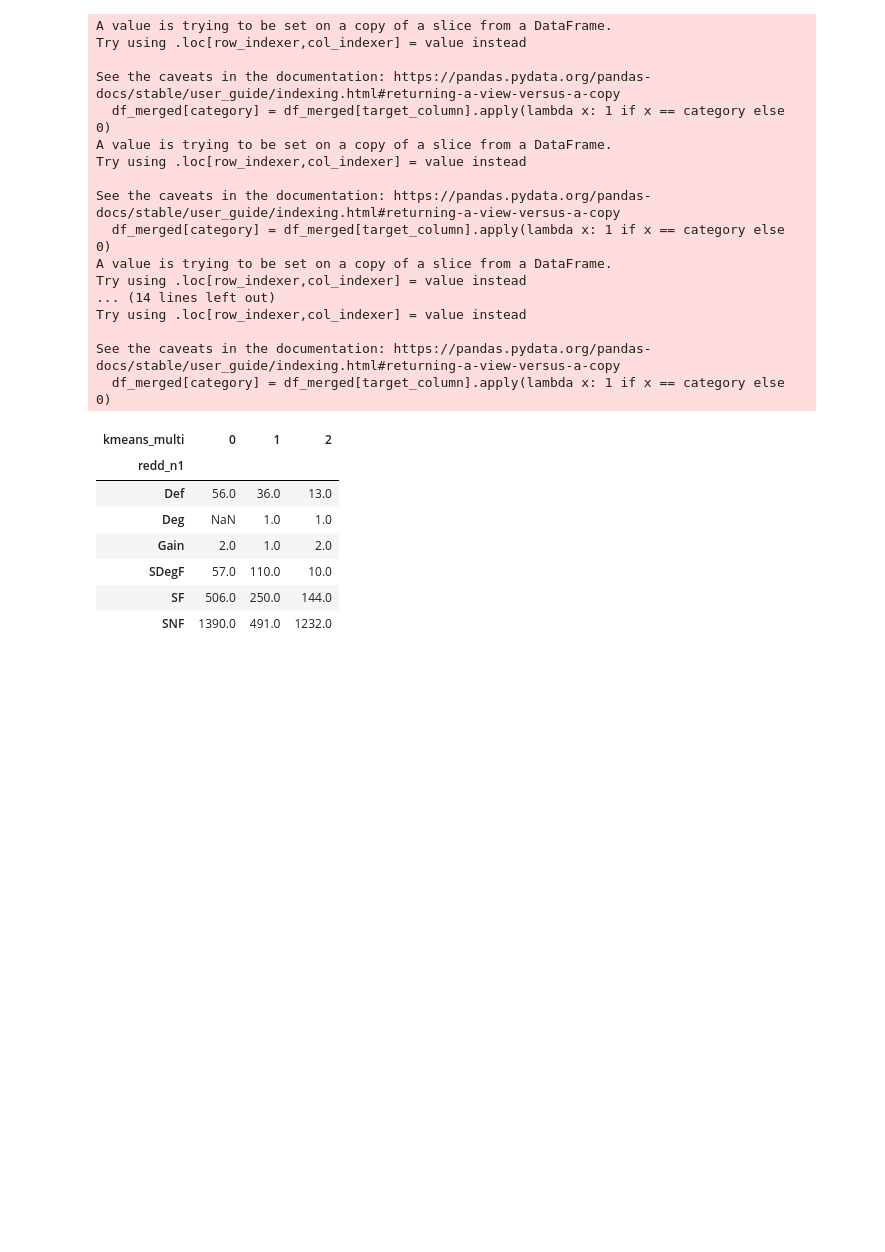
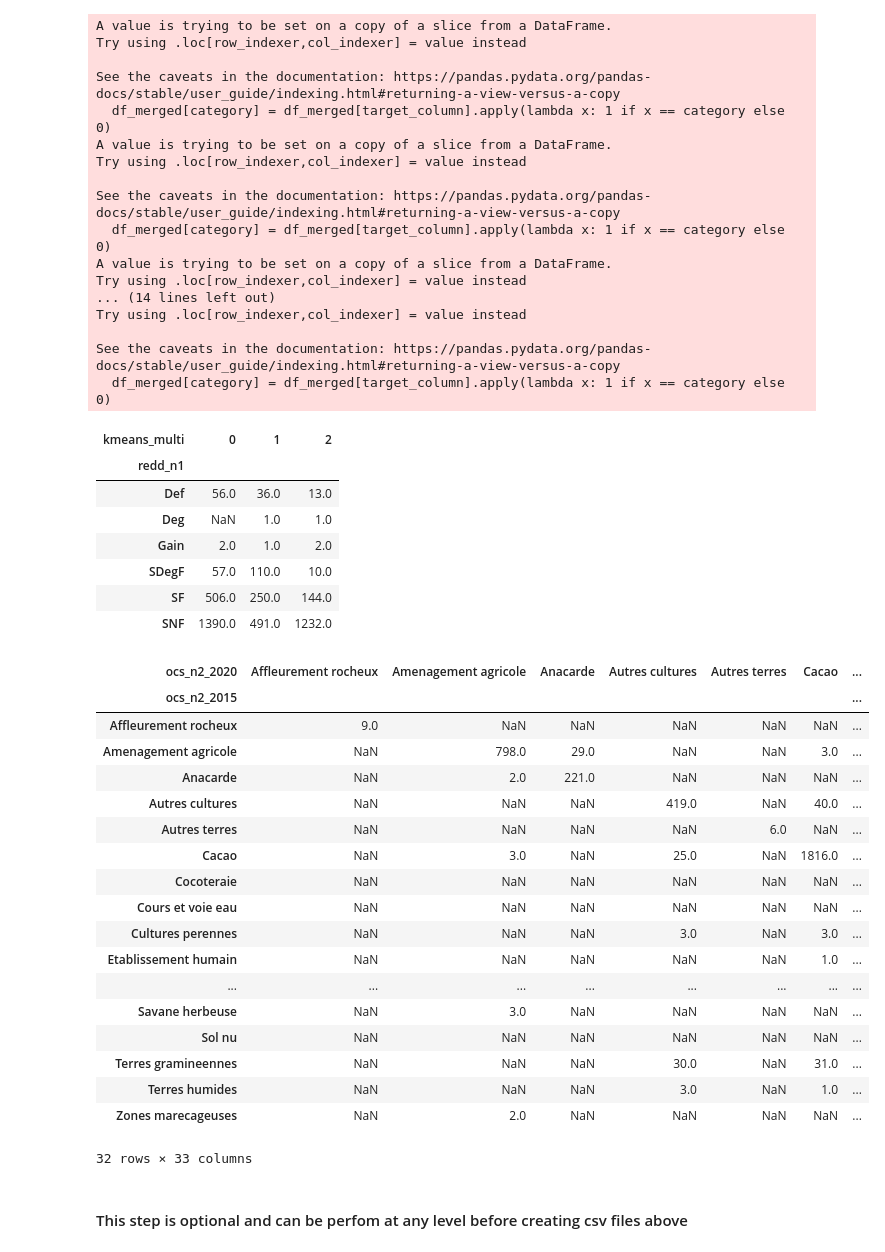
Before and after one commit to t-elisee/eSBAE_CIV, a Jupyter notebook: CIV_calc_areas_remi_flora-eli.ipynb, the cells around one changed output. Cells and saved outputs as stored; diff of their text form; code cells hidden in the pictures; blank space fills up the shorter version.

Commit message:
pivotable_merge_area

```diff
--- a/CIV_calc_areas_remi_flora-eli.ipynb
+++ b/CIV_calc_areas_remi_flora-eli.ipynb
@@ -173,6 +178,6 @@ print(harm_cols)
 
 #db = pd.concat([cdf[harm_cols],trn_join[harm_cols]])
 # %%
-merged_NERP = pd.concat([pts835, pts3k])
+merged_NERP = pd.concat([pts835, pts3k, erp4k])
 len(merged_NERP)
 # %% [output]
@@ -458,3 +461,28 @@ table
 | SDegF | 57.0 | 110.0 | 10.0 |
 | SF | 506.0 | 250.0 | 144.0 |
 | SNF | 1390.0 | 491.0 | 1232.0 |
+# %%
+tmatrix = pd.pivot_table(merged_NERP,values='source',index=['ocs_n2_2015'],columns=['ocs_n2_2020'],aggfunc="count")
+tmatrix
+# %% [output]
+| ocs_n2_2020 | Affleurement rocheux | Amenagement agricole | Anacarde | Autres cultures | Autres terres | Cacao | ... |
+| ocs_n2_2015 |  |  |  |  |  |  | ... |
+| Affleurement rocheux | 9.0 | NaN | NaN | NaN | NaN | NaN | ... |
+| Amenagement agricole | NaN | 798.0 | 29.0 | NaN | NaN | 3.0 | ... |
+| Anacarde | NaN | 2.0 | 221.0 | NaN | NaN | NaN | ... |
+| Autres cultures | NaN | NaN | NaN | 419.0 | NaN | 40.0 | ... |
+| Autres terres | NaN | NaN | NaN | NaN | 6.0 | NaN | ... |
+| Cacao | NaN | 3.0 | NaN | 25.0 | NaN | 1816.0 | ... |
+| Cocoteraie | NaN | NaN | NaN | NaN | NaN | NaN | ... |
+| Cours et voie eau | NaN | NaN | NaN | NaN | NaN | NaN | ... |
+| Cultures perennes | NaN | NaN | NaN | 3.0 | NaN | 3.0 | ... |
+| Etablissement humain | NaN | NaN | NaN | NaN | NaN | 1.0 | ... |
+| ... | ... | ... | ... | ... | ... | ... | ... |
+| Savane herbeuse | NaN | 3.0 | NaN | NaN | NaN | NaN | ... |
+| Sol nu | NaN | NaN | NaN | NaN | NaN | NaN | ... |
+| Terres gramineennes | NaN | NaN | NaN | 30.0 | NaN | 31.0 | ... |
+| Terres humides | NaN | NaN | NaN | 3.0 | NaN | 1.0 | ... |
+| Zones marecageuses | NaN | 2.0 | NaN | NaN | NaN | NaN | ... |
+32 rows × 33 columns
+# %% [markdown]
+#### This step is optional and can be perfom at any level before creating csv files above
```
Also changed, not shown: parts of 17 cells of this notebook.
